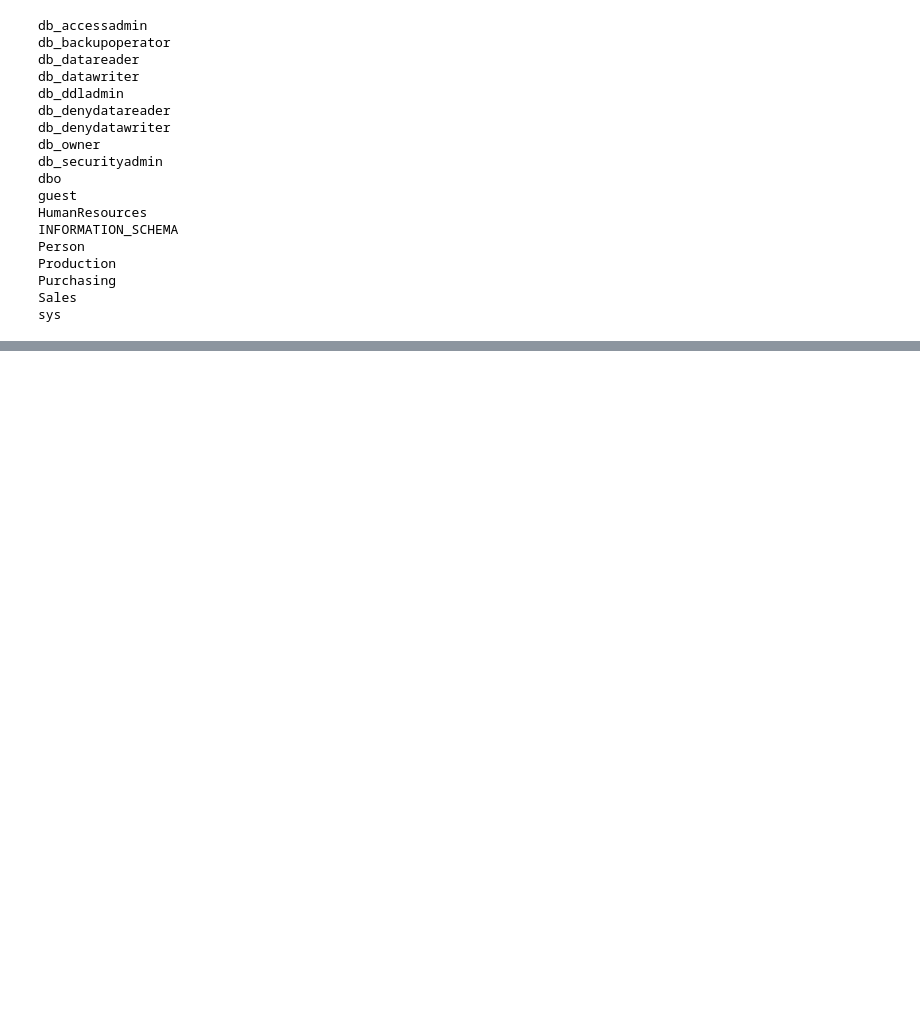
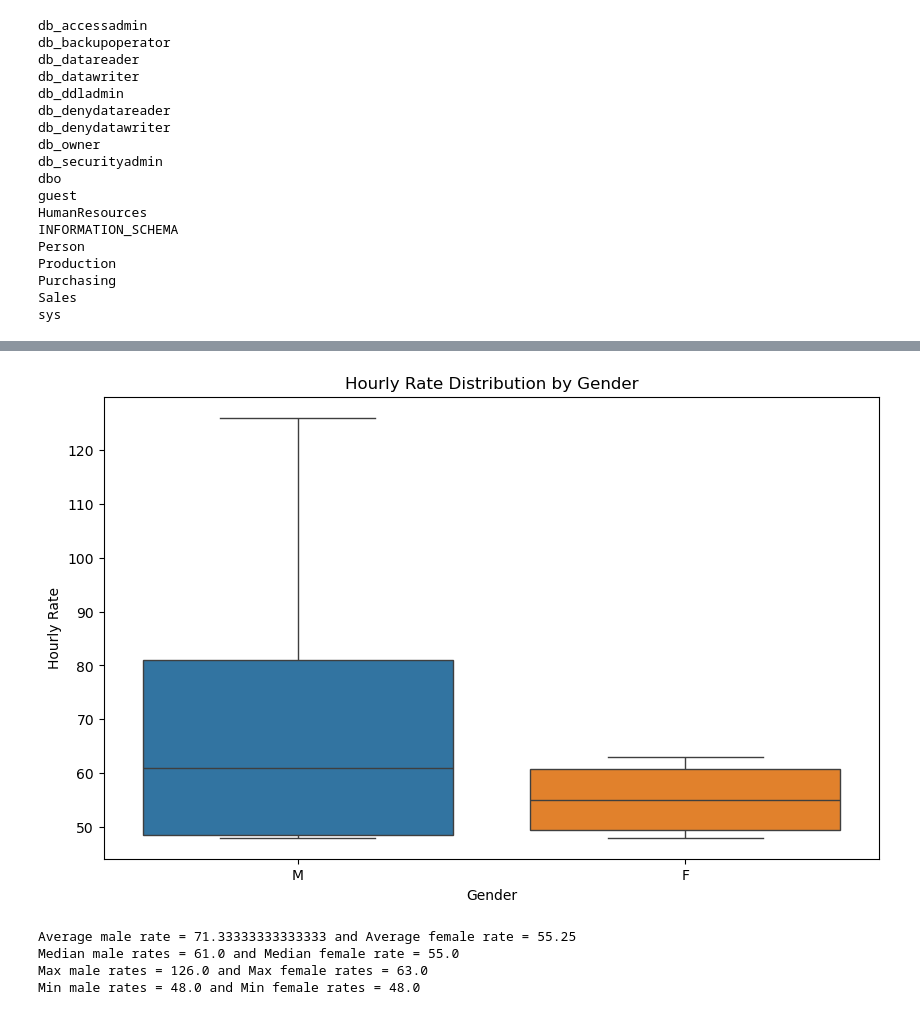
Before and after one commit to abdela-abdela/Kunskapskontroll_ds24_sql, a Jupyter notebook: kunskapskontroll_ds24_sql.ipynb, the cells around one changed output, grey strips where cells are left out. Saved outputs shown, nothing was run; the diff lists cells and outputs as text; code cells hidden in the pictures; blank space fills up the shorter version.

```diff
--- a/kunskapskontroll_ds24_sql.ipynb
+++ b/kunskapskontroll_ds24_sql.ipynb
@@ -341,0 +392,19 @@ The trend is not statistically significant at the 5.0% significance level.
+# %%
+Gender_wage = """
+SELECT TOP 10
+	b.FirstName + ' ' + b.LastName as [Employee Name],
+	e.JobTitle,
+    ROUND((eph.Rate), 0) AS [Hourly Rate],
+	e.Gender
+FROM HumanResources.EmployeePayHistory AS eph
+JOIN HumanResources.Employee AS e on eph.BusinessEntityID = e.BusinessEntityID
+JOIN Person.Person as b on e.BusinessEntityID = b.BusinessEntityID
+WHERE
+    eph.RateChangeDate = (
+        SELECT MAX(RateChangeDate)
+        FROM HumanResources.EmployeePayHistory
+        WHERE BusinessEntityID = eph.BusinessEntityID)
+ORDER BY eph.Rate DESC;
+"""
+data = pd.read_sql(sql = Gender_wage, con=connection)
+data
@@ -341,0 +425,23 @@ The trend is not statistically significant at the 5.0% significance level.
+# %%
+male_rates = data[data['Gender'] == 'M']['Hourly Rate']
+female_rates = data[data['Gender'] == 'F']['Hourly Rate']
+
+plt.figure(figsize=(10, 6))
+sns.boxplot(x='Gender', y='Hourly Rate', data=data,hue='Gender')
+##sns.boxplot(x='Gender', y='Hourly Rate', data=data, palette='coolwarm')
+plt.title("Hourly Rate Distribution by Gender")
+plt.ylabel("Hourly Rate")
+plt.xlabel("Gender")
+plt.show()
+# %% [output]
+[figure, added]
+# %%
+print(f"Average male rate = {male_rates.mean()} and Average female rate = {female_rates.mean()}")
+print(f"Median male rates = {male_rates.median()} and Median female rate = {female_rates.median()}")
+print(f"Max male rates = {male_rates.max()} and Max female rates = {female_rates.max()}")
+print(f"Min male rates = {male_rates.min()} and Min female rates = {female_rates.min()}")
+# %% [output]
+Average male rate = 71.33333333333333 and Average female rate = 55.25
+Median male rates = 61.0 and Median female rate = 55.0
+Max male rates = 126.0 and Max female rates = 63.0
+Min male rates = 48.0 and Min female rates = 48.0
```
Also changed, not shown: parts of 55 cells of this notebook.
